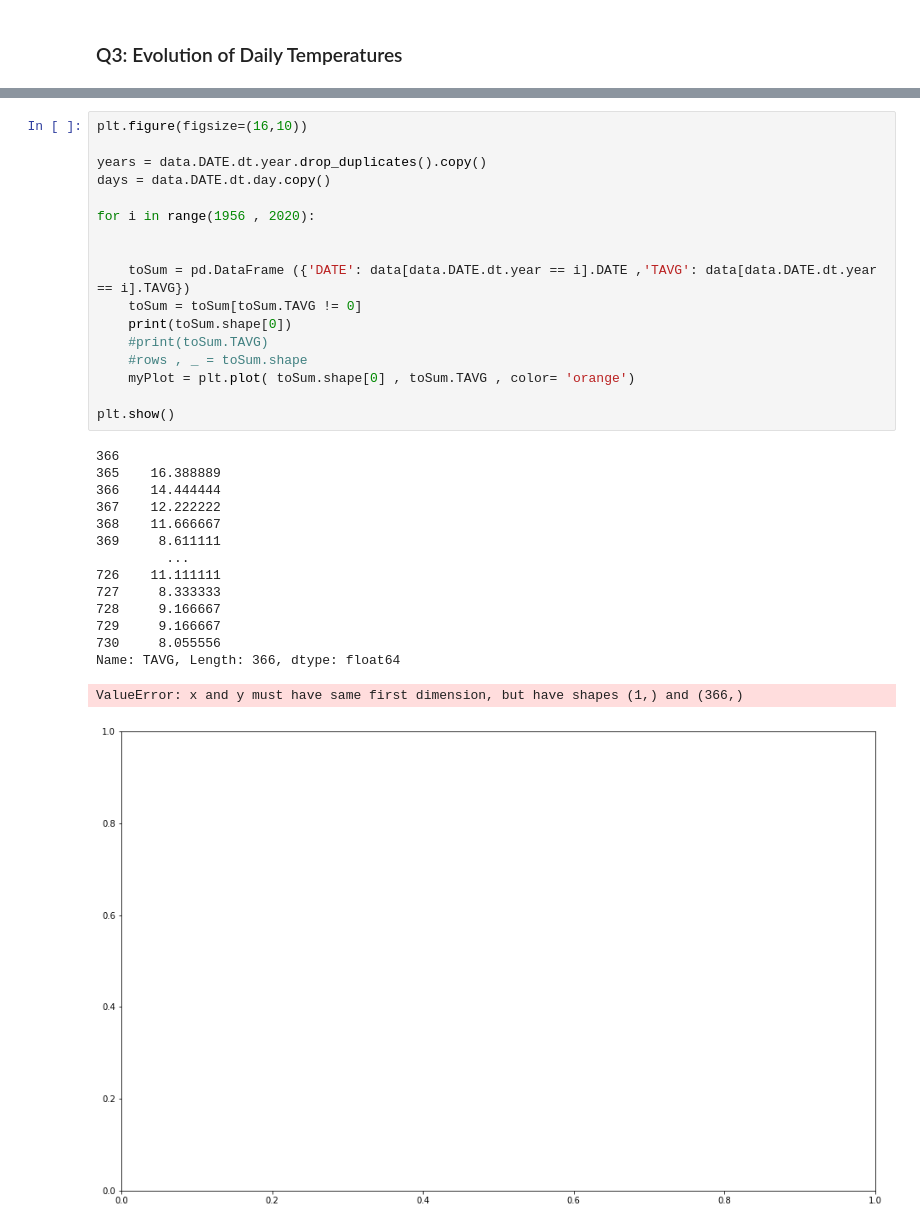
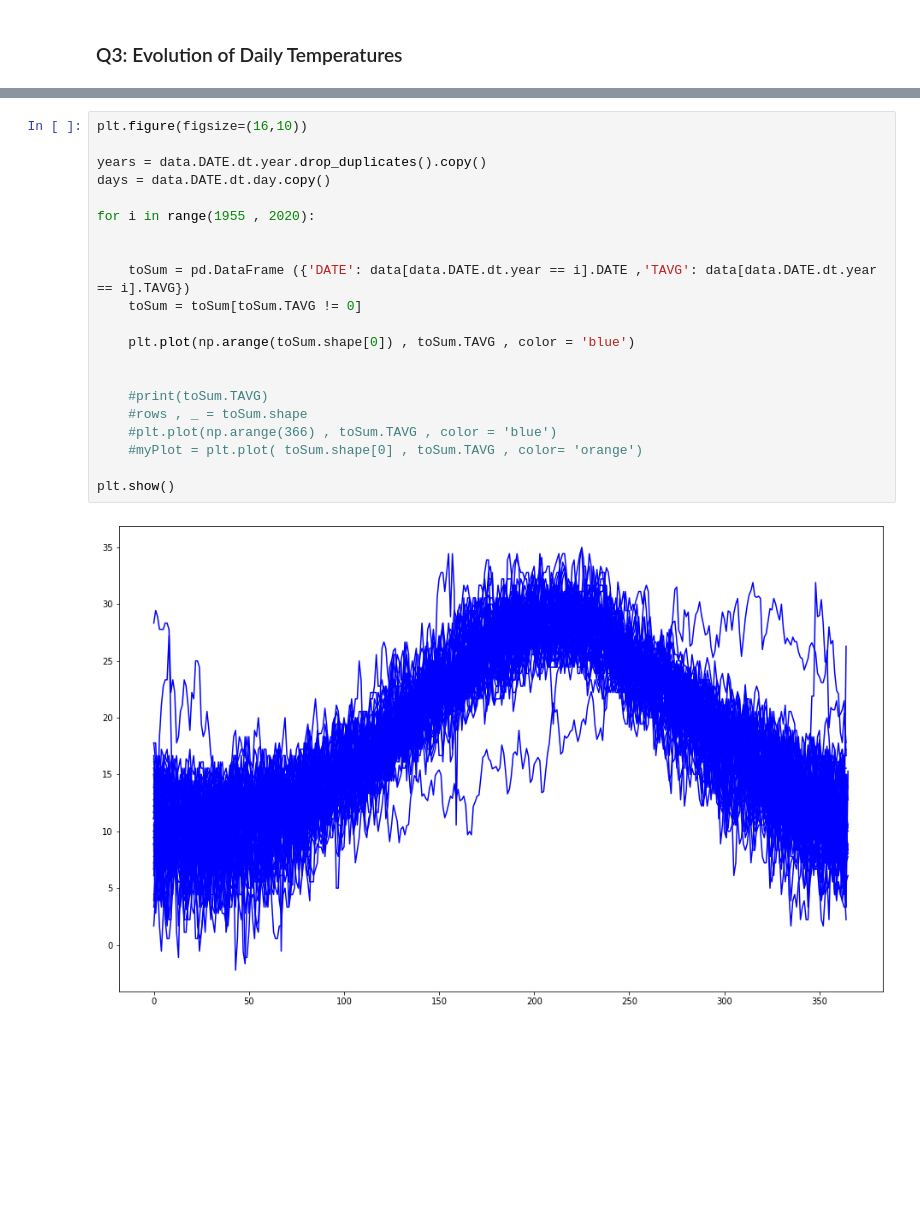
Before and after one commit to AlexDounakis/Applied-MachineLearning, a Jupyter notebook: notebook.ipynb, the cells around one changed output, grey strips where cells are left out. Saved outputs shown, nothing was run; the diff lists cells and outputs as text; blank space fills up the shorter version.

```diff
--- a/notebook.ipynb
+++ b/notebook.ipynb
@@ -225,33 +225,23 @@ plt.show()
 # %%
 plt.figure(figsize=(16,10))
 
 years = data.DATE.dt.year.drop_duplicates().copy()
 days = data.DATE.dt.day.copy()
 
-for i in range(1956 , 2020):
+for i in range(1955 , 2020):
 
 
     toSum = pd.DataFrame ({'DATE': data[data.DATE.dt.year == i].DATE ,'TAVG': data[data.DATE.dt.year == i].TAVG})
     toSum = toSum[toSum.TAVG != 0]
-    print(toSum.shape[0])
+
+    plt.plot(np.arange(toSum.shape[0]) , toSum.TAVG , color = 'blue')
+
+
     #print(toSum.TAVG)
     #rows , _ = toSum.shape
-    myPlot = plt.plot( toSum.shape[0] , toSum.TAVG , color= 'orange')
+    #plt.plot(np.arange(366) , toSum.TAVG , color = 'blue')
+    #myPlot = plt.plot( toSum.shape[0] , toSum.TAVG , color= 'orange')
 
 plt.show()
 # %% [output]
-366
-365    16.388889
-366    14.444444
-367    12.222222
-368    11.666667
-369     8.611111
-         ...
-726    11.111111
-727     8.333333
-728     9.166667
-729     9.166667
-730     8.055556
-Name: TAVG, Length: 366, dtype: float64
-ValueError: x and y must have same first dimension, but have shapes (1,) and (366,)
-[figure, old version]
+[figure, new version]
```
Also changed, not shown: parts of 1 cell of this notebook.
